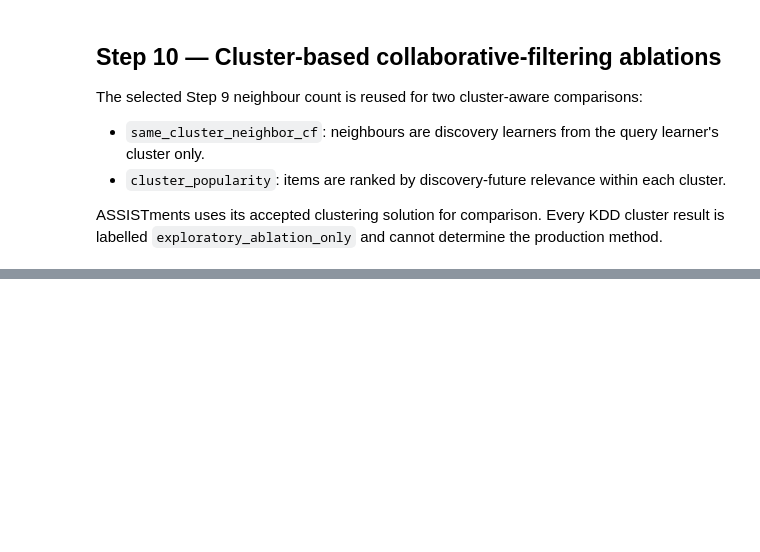
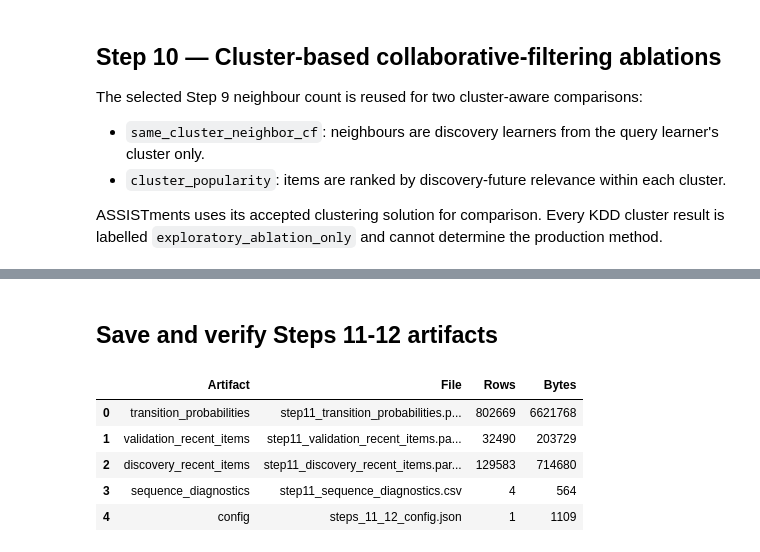
Before and after one commit to Youssef-Abdelazez/final-project, a Jupyter notebook: baseline_testing/Recommendation_Baselines_Final.ipynb, the cells around one changed output, grey strips where cells are left out. Saved outputs shown, nothing was run; the diff lists cells and outputs as text; code cells hidden in the pictures; blank space fills up the shorter version.

```diff
--- a/baseline_testing/Recommendation_Baselines_Final.ipynb
+++ b/baseline_testing/Recommendation_Baselines_Final.ipynb
@@ -1819,0 +2081,78 @@ display(steps_8_10_manifest)
+# %% [markdown]
+## Save and verify Steps 11-12 artifacts
+# %%
+steps_11_12_paths = {
+    'transition_probabilities': OUTPUT_ROOT / 'step11_transition_probabilities.parquet',
+    'validation_recent_items': OUTPUT_ROOT / 'step11_validation_recent_items.parquet',
+    'discovery_recent_items': OUTPUT_ROOT / 'step11_discovery_recent_items.parquet',
+    'sequence_diagnostics': OUTPUT_ROOT / 'step11_sequence_diagnostics.csv',
+    'config': OUTPUT_ROOT / 'steps_11_12_config.json',
+}
+transition_probabilities.to_parquet(
+    steps_11_12_paths['transition_probabilities'],
+    index=False, compression='snappy',
+)
+validation_recent_items.to_parquet(
+    steps_11_12_paths['validation_recent_items'],
+    index=False, compression='snappy',
+)
+discovery_recent_items.to_parquet(
+    steps_11_12_paths['discovery_recent_items'],
+    index=False, compression='snappy',
+)
+sequence_diagnostics.to_csv(
+    steps_11_12_paths['sequence_diagnostics'], index=False
+)
+steps_11_12_config = {
+    'implemented_steps': [11, 12],
+    'raw_paths': {
+        'ASSISTments': str(ASSIST_RAW_PATH), 'KDD': str(KDD_RAW_PATH),
+    },
+    'early_fraction': EARLY_FRACTION,
+    'cohort_source': 'frozen_phase2_learner_splits',
+    'assist_skill_mapping_source': 'frozen_discovery_early_phase2_map',
+    'transition_training_cohort': 'discovery',
+    'transition_training_window': 'early',
+    'transition_definition': 'adjacent_supported_raw_events',
+    'recent_source_items': RECENT_SOURCE_ITEMS,
+    'default_recency_decay': SEQUENTIAL_RECENCY_DECAY,
+    'recency_decay_candidates': list(SEQUENTIAL_RECENCY_CANDIDATES),
+    'transition_shrinkage_candidates': list(SEQUENTIAL_SHRINKAGE_CANDIDATES),
+    'fallback': 'discovery_early_popularity',
+    'candidate_policies': list(CANDIDATE_POLICIES),
+    'relevance_definitions': RELEVANCE_DEFINITIONS,
+    'validation_evaluation_deferred_until_discovery_selection': True,
+    'validation_future_role': 'evaluation_only',
+    'dense_learner_item_matrix_constructed': False,
+}
+with open(steps_11_12_paths['config'], 'w', encoding='utf-8') as file:
+    json.dump(steps_11_12_config, file, indent=2)
+
+steps_11_12_manifest = pd.DataFrame([
+    {
+        'Artifact': name,
+        'File': path.name,
+        'Rows': (
+            pq.ParquetFile(path).metadata.num_rows
+            if path.suffix == '.parquet'
+            else (len(pd.read_csv(path)) if path.suffix == '.csv' else 1)
+        ),
+        'Bytes': path.stat().st_size,
+    }
+    for name, path in steps_11_12_paths.items()
+])
+steps_11_12_manifest.to_csv(
+    OUTPUT_ROOT / 'steps_11_12_artifact_manifest.csv', index=False
+)
+assert len(steps_11_12_manifest) == 5
+assert pq.ParquetFile(
+    steps_11_12_paths['transition_probabilities']
+).metadata.num_rows == len(transition_probabilities)
+display(steps_11_12_manifest)
+# %% [output]
+|  | Artifact | File | Rows | Bytes |
+| 0 | transition_probabilities | step11_transition_probabilities.p... | 802669 | 6621768 |
+| 1 | validation_recent_items | step11_validation_recent_items.pa... | 32490 | 203729 |
+| 2 | discovery_recent_items | step11_discovery_recent_items.par... | 129583 | 714680 |
+| 3 | sequence_diagnostics | step11_sequence_diagnostics.csv | 4 | 564 |
+| 4 | config | steps_11_12_config.json | 1 | 1109 |
```
Also changed, not shown: parts of 28 cells of this notebook.
